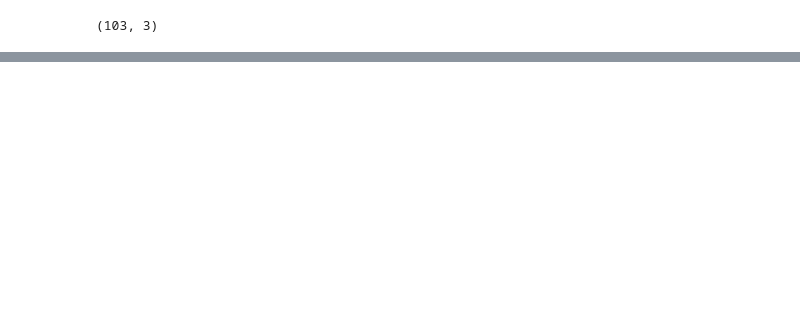
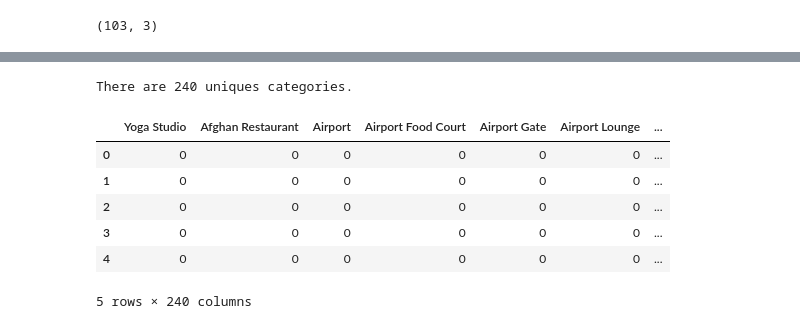
Before and after one commit to AymericRouger/Coursera_Capstone, a Jupyter notebook: Web_scraping.ipynb, the cells around one changed output, grey strips where cells are left out. Drawn from its saved outputs; the diff is of its cells as text; code cells hidden in the pictures; blank space fills up the shorter version.

```diff
--- a/Web_scraping.ipynb
+++ b/Web_scraping.ipynb
@@ -117,0 +151,4 @@ df.shape
+# %%
+#recover only data from Toronto
+Toronto_data = neighborhoods[neighborhoods['Borough'].str.contains('Toronto')].reset_index(drop=True)
+Toronto_data.head()
@@ -117,0 +174,20 @@ df.shape
+# %%
+import folium
+# create map of New York using latitude and longitude values
+map_Toronto = folium.Map(location=[latitude, longitude], zoom_start=10)
+
+# add markers to map
+for lat, lng, borough, neighborhood in zip(Toronto_data['Latitude'], Toronto_data['Longitude'], Toronto_data['Borough'], Toronto_data['Neighborhood']):
+    label = '{}, {}'.format(neighborhood, borough)
+    label = folium.Popup(label, parse_html=True)
+    folium.CircleMarker(
+        [lat, lng],
+        radius=5,
+        popup=label,
+        color='blue',
+        fill=True,
+        fill_color='#3186cc',
+        fill_opacity=0.7,
+        parse_html=False).add_to(map_Toronto)
+
+map_Toronto
@@ -117,0 +196,8 @@ df.shape
+# %%
+CLIENT_ID = 'WVUAL3VW1MOLE4LWOTBOHT4LYLQPU3XGMPGCXQML0OQQAJHA' # your Foursquare ID
+CLIENT_SECRET = 'BSPTJGUFKD5DHMJ0JFCZIH1M2FC0A0N00CZ34VUKEJEG1SVZ' # your Foursquare Secret
+VERSION = '20180605' # Foursquare API version
+
+print('Your credentails:')
+print('CLIENT_ID: ' + CLIENT_ID)
+print('CLIENT_SECRET:' + CLIENT_SECRET)
@@ -117,0 +292,24 @@ df.shape
+# %%
+print('There are {} uniques categories.'.format(len(Toronto_venues['Venue Category'].unique())))
+# %% [output]
+There are 240 uniques categories.
+# %%
+# one hot encoding
+Toronto_onehot = pd.get_dummies(Toronto_venues[['Venue Category']], prefix="", prefix_sep="")
+
+# add neighborhood column back to dataframe
+Toronto_onehot['Neighborhood'] = Toronto_venues['Neighborhood']
+
+# move neighborhood column to the first column
+fixed_columns = [Toronto_onehot.columns[-1]] + list(Toronto_onehot.columns[:-1])
+Toronto_onehot = Toronto_onehot[fixed_columns]
+
+Toronto_onehot.head()
+# %% [output]
+|  | Yoga Studio | Afghan Restaurant | Airport | Airport Food Court | Airport Gate | Airport Lounge | ... |
+| 0 | 0 | 0 | 0 | 0 | 0 | 0 | ... |
+| 1 | 0 | 0 | 0 | 0 | 0 | 0 | ... |
+| 2 | 0 | 0 | 0 | 0 | 0 | 0 | ... |
+| 3 | 0 | 0 | 0 | 0 | 0 | 0 | ... |
+| 4 | 0 | 0 | 0 | 0 | 0 | 0 | ... |
+5 rows × 240 columns
```
Also changed, not shown: parts of 19 cells of this notebook.
